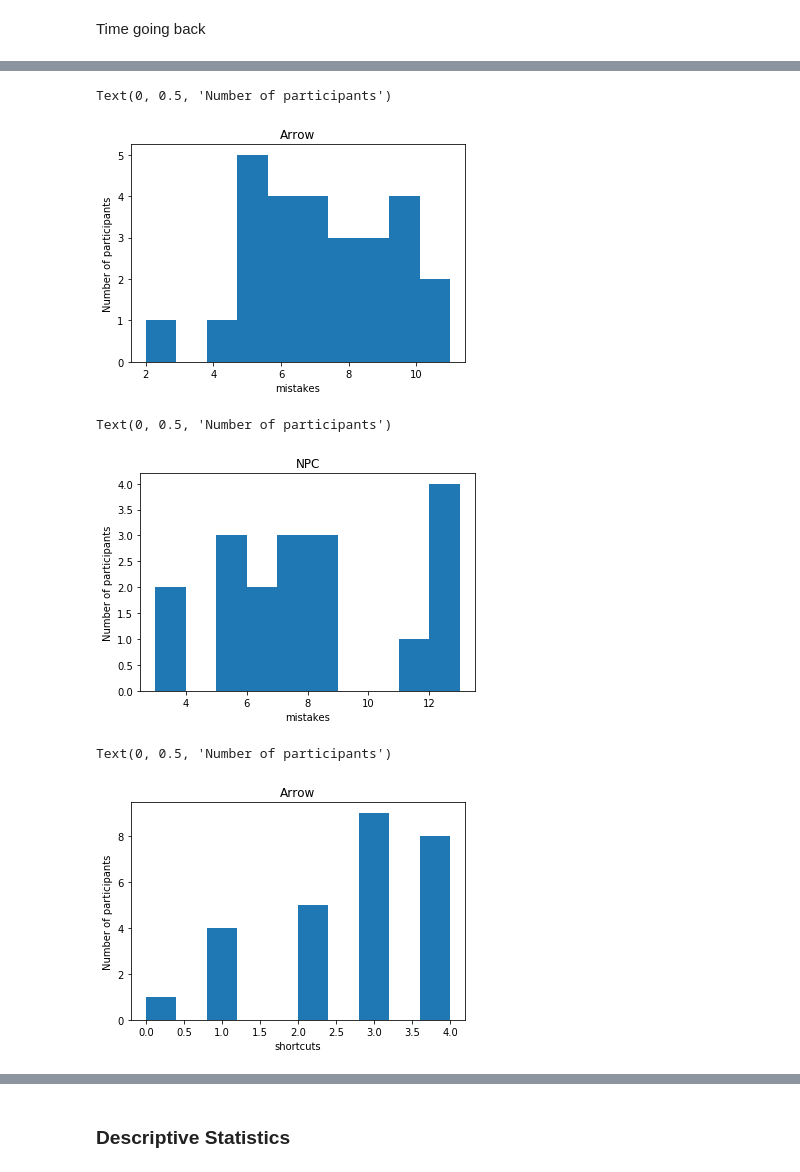
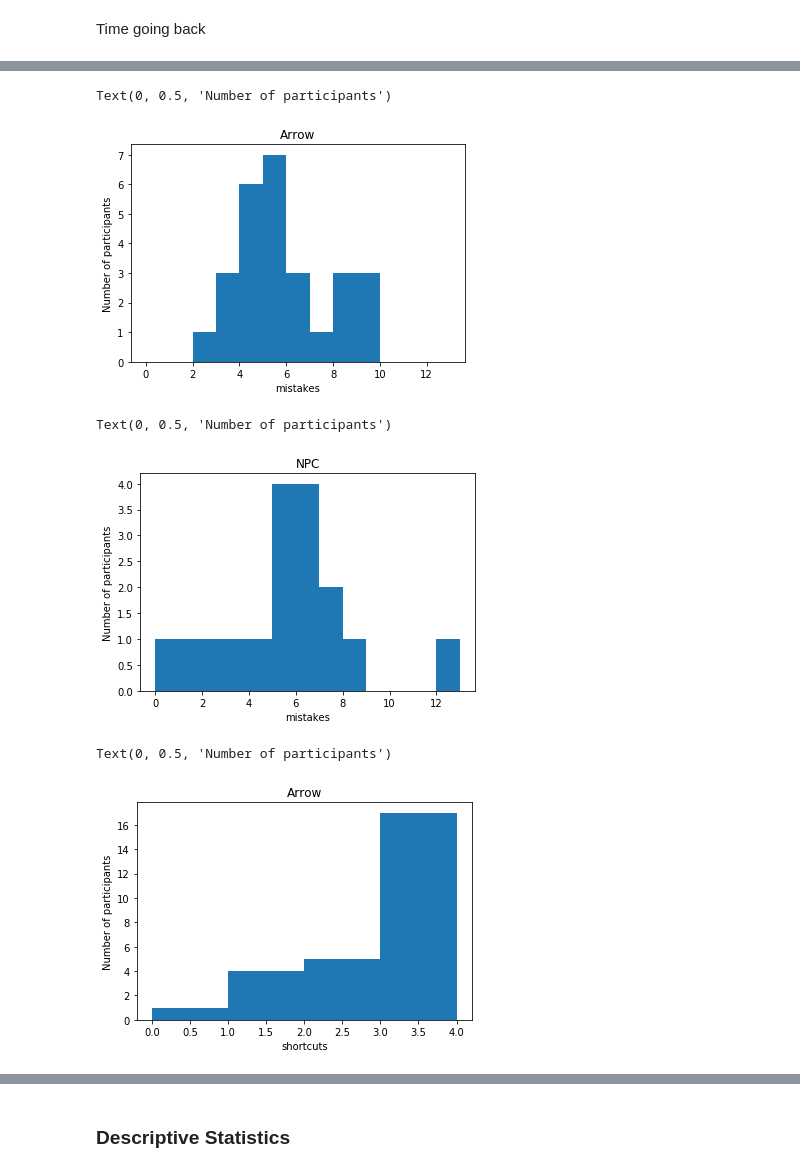
Before and after one commit to latedude2/P5-data-analysis, a Jupyter notebook: P5_result_analysis.ipynb, the cells around one changed output, grey strips where cells are left out. Cells and saved outputs as stored; diff of their text form; code cells hidden in the pictures.

```diff
--- a/P5_result_analysis.ipynb
+++ b/P5_result_analysis.ipynb
@@ -314,25 +331,25 @@ Text(0, 0.5, 'Number of participants')
 # %%
-plt.hist(data.loc[data["condition"] == "Arrow", 'mistakes made'], bins = 10)
+plt.hist(data.loc[data["condition"] == "Arrow", 'mistakes made'], bins = 13, range = (0,13))
 plt.title("Arrow")
 plt.xlabel("mistakes")
 plt.ylabel("Number of participants")
 # %% [output]
 Text(0, 0.5, 'Number of participants')
-[figure, old version]
+[figure, new version]
 # %%
-plt.hist(data.loc[data["condition"] == "NPC", 'mistakes made'], bins = 10)
+plt.hist(data.loc[data["condition"] == "NPC", 'mistakes made'], bins = 13, range = (0,13))
 plt.title("NPC")
 plt.xlabel("mistakes")
 plt.ylabel("Number of participants")
 # %% [output]
 Text(0, 0.5, 'Number of participants')
-[figure, old version]
+[figure, new version]
 # %%
-plt.hist(data.loc[data["condition"] == "Arrow", 'shortcuts taken'], bins = 10)
+plt.hist(data.loc[data["condition"] == "Arrow", 'shortcuts taken'], bins = 4, range = (0,4))
 plt.title("Arrow")
 plt.xlabel("shortcuts")
 plt.ylabel("Number of participants")
 # %% [output]
 Text(0, 0.5, 'Number of participants')
-[figure, old version]
+[figure, new version]
 # %%
```
Also changed, not shown: parts of 31 cells of this notebook, 2 other files.
